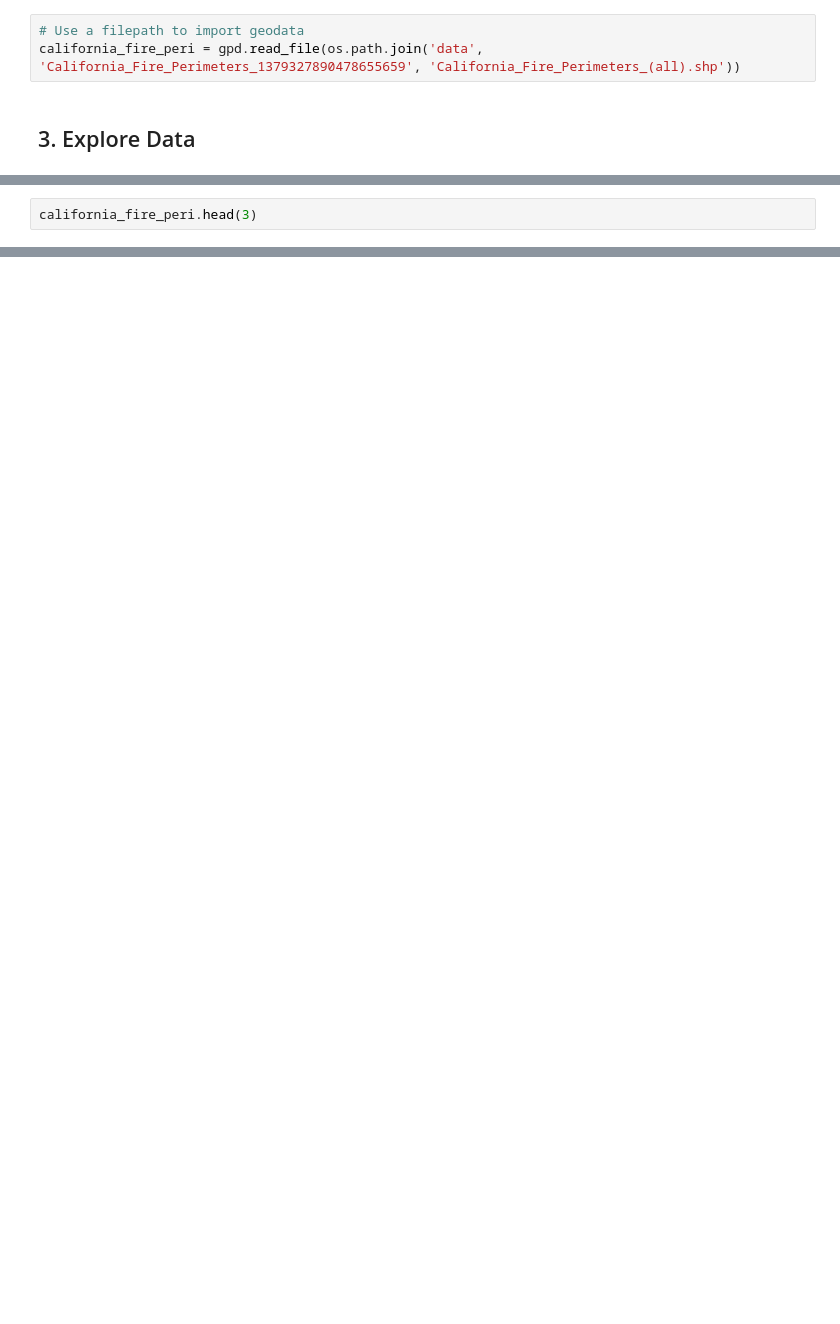
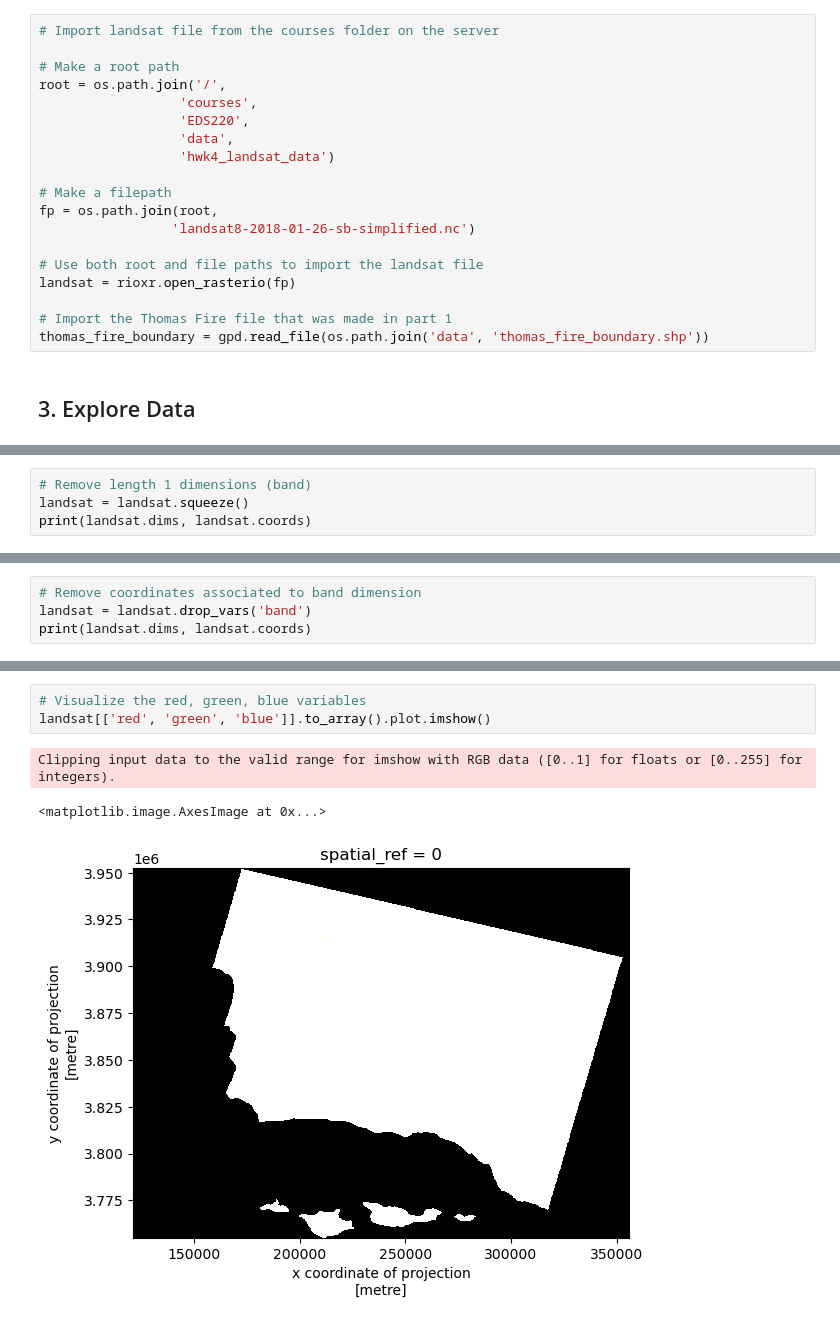
Before and after one commit to kimberleewong/eds220-hwk4, a Jupyter notebook: hwk4-task2-false-color-wong.ipynb, the cells around one changed output, grey strips where cells are left out. Drawn from its saved outputs; the diff is of its cells as text; blank space fills up the shorter version.

```diff
--- a/hwk4-task2-false-color-wong.ipynb
+++ b/hwk4-task2-false-color-wong.ipynb
@@ -22,7 +32,23 @@ import matplotlib.pyplot as plt
 # %% [markdown]
 ## 2. Import data
 # %%
-# Use a filepath to import geodata
-california_fire_peri = gpd.read_file(os.path.join('data', 'California_Fire_Perimeters_1379327890478655659', 'California_Fire_Perimeters_(all).shp'))
+# Import landsat file from the courses folder on the server
+
+# Make a root path
+root = os.path.join('/',
+                  'courses',
+                  'EDS220',
+                  'data',
+                  'hwk4_landsat_data')
+
+# Make a filepath
+fp = os.path.join(root,
+                 'landsat8-2018-01-26-sb-simplified.nc')
+
+# Use both root and file paths to import the landsat file
+landsat = rioxr.open_rasterio(fp)
+
+# Import the Thomas Fire file that was made in part 1
+thomas_fire_boundary = gpd.read_file(os.path.join('data', 'thomas_fire_boundary.shp'))
 # %% [markdown]
 ## 3. Explore Data
@@ -36,2 +105,4 @@ Is this CRS projected?  True
 # %%
-california_fire_peri.head(3)
+# Remove length 1 dimensions (band)
+landsat = landsat.squeeze()
+print(landsat.dims, landsat.coords)
@@ -37,0 +115,4 @@ california_fire_peri.head(3)
+# %%
+# Remove coordinates associated to band dimension
+landsat = landsat.drop_vars('band')
+print(landsat.dims, landsat.coords)
@@ -37,0 +128,7 @@ california_fire_peri.head(3)
+# %%
+# Visualize the red, green, blue variables
+landsat[['red', 'green', 'blue']].to_array().plot.imshow()
+# %% [output]
+Clipping input data to the valid range for imshow with RGB data ([0..1] for floats or [0..255] for integers).
+<matplotlib.image.AxesImage at 0x...>
+[figure, added]
```
Also changed, not shown: parts of 19 cells of this notebook, 1 other file.
